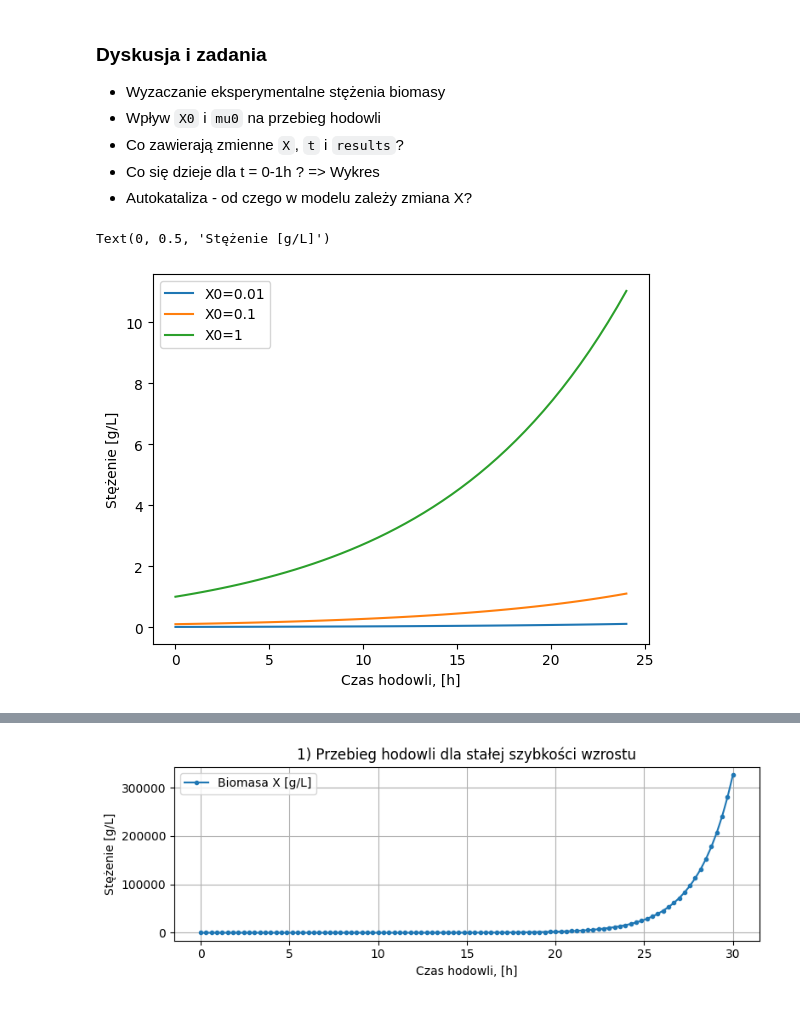
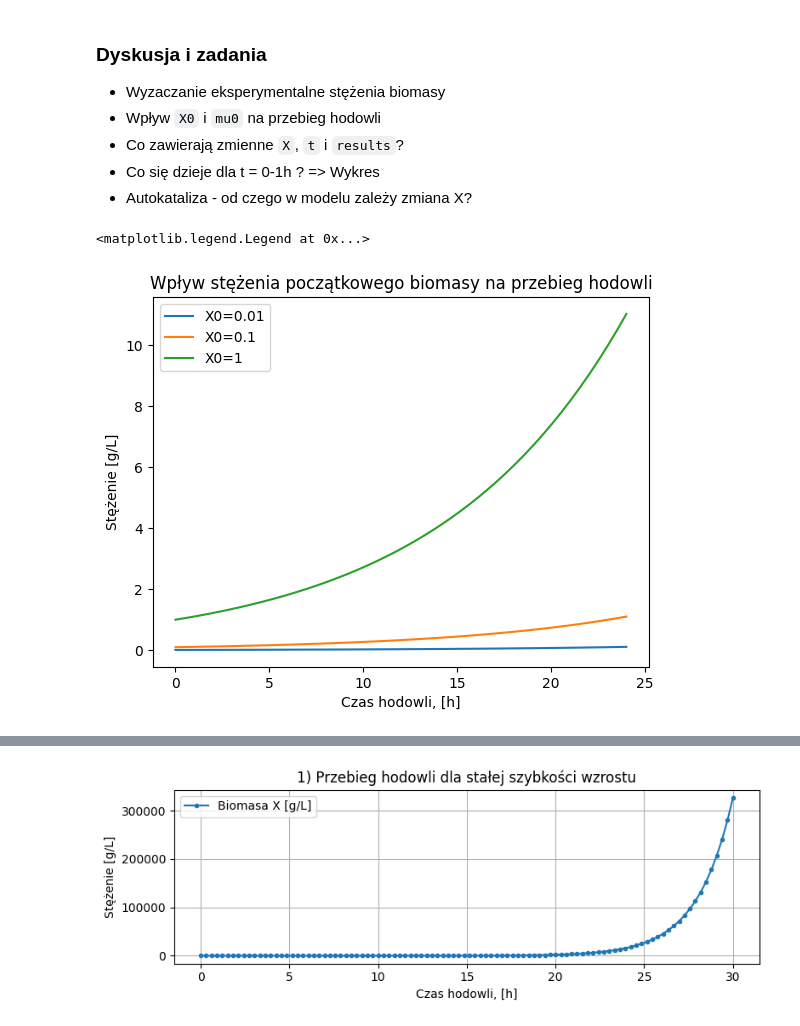
Before and after one commit to sbednarz/ModelowanieProcesowBiotechnologicznych2026, a Jupyter notebook: kinetyka_bioprocesów/02 modele wzrostu podstawy.ipynb, the cells around one changed output, grey strips where cells are left out. Drawn from its saved outputs; the diff is of its cells as text; code cells hidden in the pictures.

```diff
--- a/kinetyka_bioprocesów/02 modele wzrostu podstawy.ipynb
+++ b/kinetyka_bioprocesów/02 modele wzrostu podstawy.ipynb
@@ -369,36 +369,35 @@ def symulacja_wzrost_exp(mu0, X0, t_start, t_end):
   t = np.linspace(t_start, t_end)
 
   def model(y, t):
       X = y[0]
       mu = mu0
       dXdt = mu * X
       return [dXdt]
 
   results = odeint(model, y0, t)
 
   # wyniki (ułożone w kolumnach - wektorach)
   X = results[:,0] # obliczone stężenie biomasy
 
   return t, X, td
 
 
 
-# Wpływ stężenia X0
-
+# Wpływ stężenia początkowego biomasy na przebieg hodowli
 # eksperyment 1
 t1,X1,td1 = symulacja_wzrost_exp(mu0=0.1, X0=0.01, t_start=0, t_end=24)
 # eksperyment 2
 t2,X2,td2 = symulacja_wzrost_exp(mu0=0.1, X0=0.1, t_start=0, t_end=24)
 # eksperyment 3
 t3,X3,td3 = symulacja_wzrost_exp(mu0=0.1, X0=1, t_start=0, t_end=24)
 
 plt.plot(t1,X1, label="X0=0.01")
 plt.plot(t2,X2, label="X0=0.1")
 plt.plot(t3,X3, label="X0=1")
-plt.legend()
-
+plt.title("Wpływ stężenia początkowego biomasy na przebieg hodowli")
 plt.xlabel("Czas hodowli, [h]")
 plt.ylabel("Stężenie [g/L]")
+plt.legend()
 # %% [output]
-Text(0, 0.5, 'Stężenie [g/L]')
+<matplotlib.legend.Legend at 0x...>
-[figure, old version]
+[figure, new version]
```
Also changed, not shown: parts of 7 cells of this notebook.
